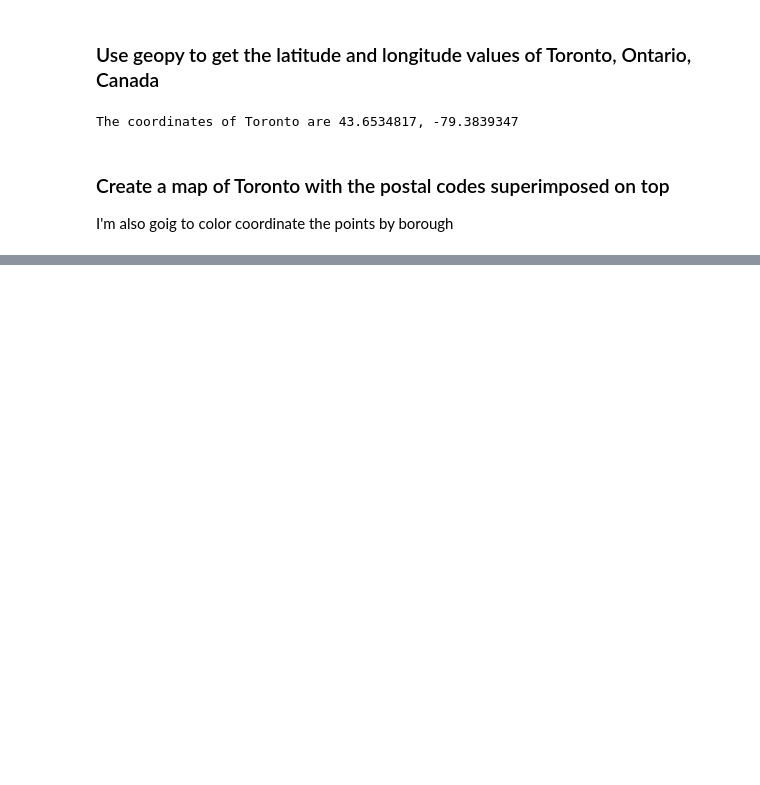
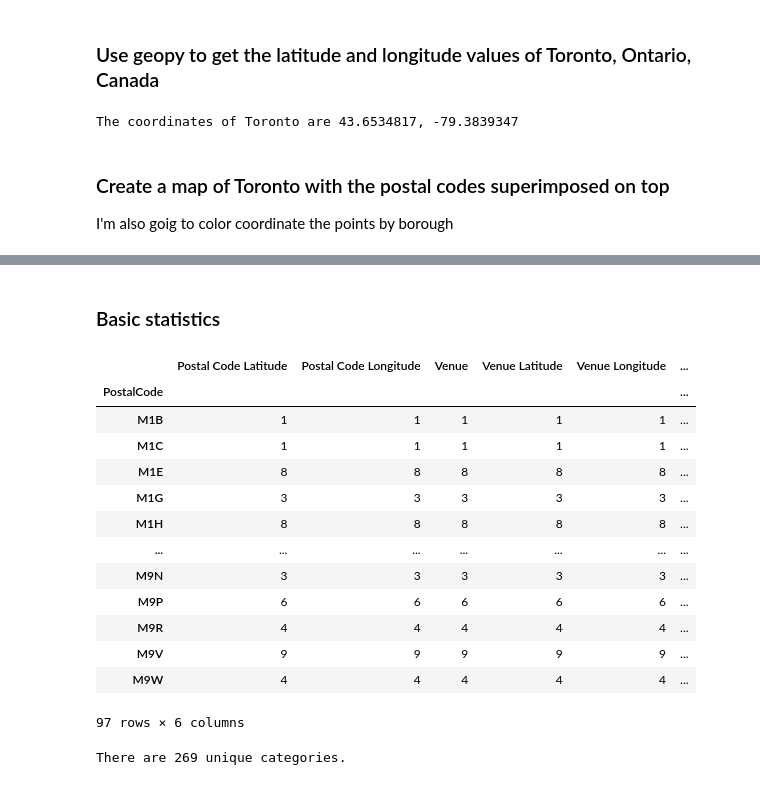
Before and after one commit to eyadams/capston-week-3, a Jupyter notebook: Capstone Week 3 - Part 3.ipynb, the cells around one changed output, grey strips where cells are left out. Drawn from its saved outputs; the diff is of its cells as text; code cells hidden in the pictures; blank space fills up the shorter version.

```diff
--- a/Capstone Week 3 - Part 3.ipynb
+++ b/Capstone Week 3 - Part 3.ipynb
@@ -147,0 +227,23 @@ map_toronto
+# %% [markdown]
+### Basic statistics
+# %%
+toronto_venues.groupby('PostalCode').count()
+# %% [output]
+|  | Postal Code Latitude | Postal Code Longitude | Venue | Venue Latitude | Venue Longitude | ... |
+| PostalCode |  |  |  |  |  | ... |
+| M1B | 1 | 1 | 1 | 1 | 1 | ... |
+| M1C | 1 | 1 | 1 | 1 | 1 | ... |
+| M1E | 8 | 8 | 8 | 8 | 8 | ... |
+| M1G | 3 | 3 | 3 | 3 | 3 | ... |
+| M1H | 8 | 8 | 8 | 8 | 8 | ... |
+| ... | ... | ... | ... | ... | ... | ... |
+| M9N | 3 | 3 | 3 | 3 | 3 | ... |
+| M9P | 6 | 6 | 6 | 6 | 6 | ... |
+| M9R | 4 | 4 | 4 | 4 | 4 | ... |
+| M9V | 9 | 9 | 9 | 9 | 9 | ... |
+| M9W | 4 | 4 | 4 | 4 | 4 | ... |
+97 rows × 6 columns
+# %%
+print('There are {} unique categories.'.format(len(toronto_venues['Venue Category'].unique())))
+# %% [output]
+There are 269 unique categories.
```
Also changed, not shown: parts of 25 cells of this notebook.
